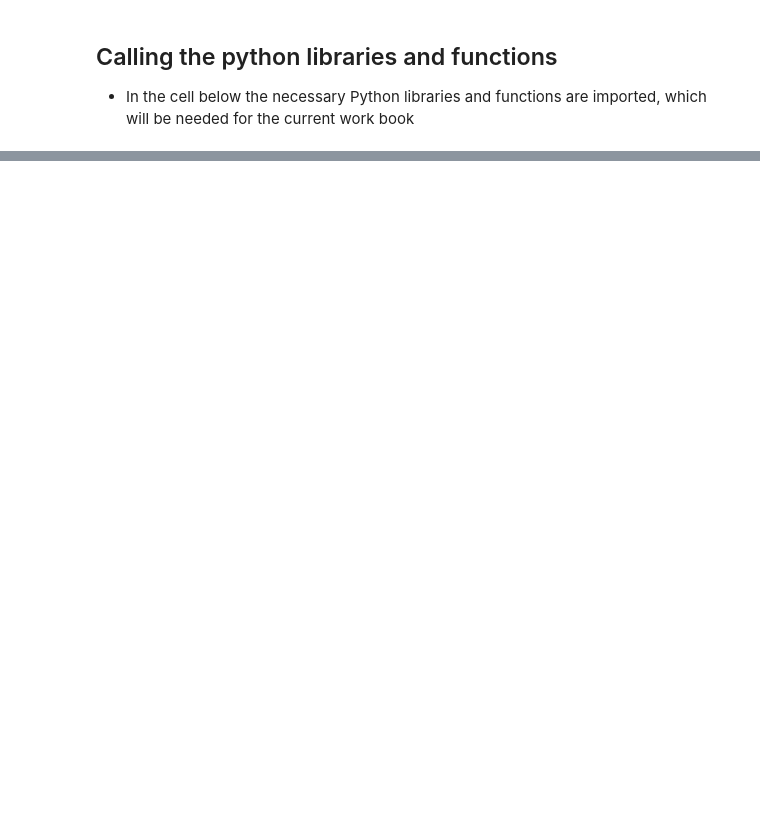
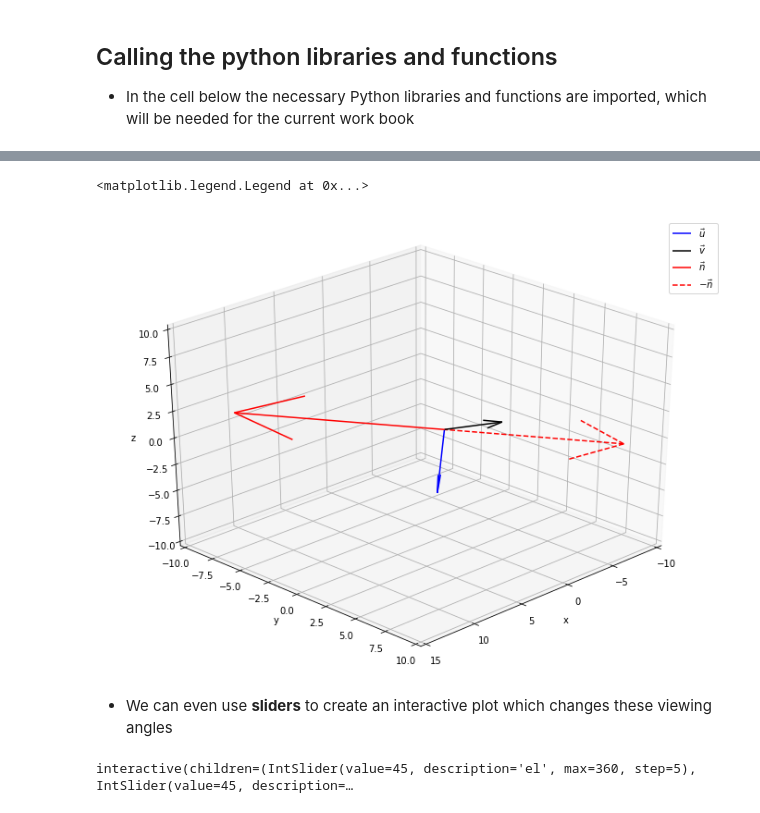
Before and after one commit to tlyonsSETU/Maths-Advanced-Calculus, a Jupyter notebook: Python Lab 1.ipynb, the cells around one changed output, grey strips where cells are left out. Saved outputs shown, nothing was run; the diff lists cells and outputs as text; code cells hidden in the pictures; blank space fills up the shorter version.

```diff
--- a/Python Lab 1.ipynb
+++ b/Python Lab 1.ipynb
@@ -274,0 +177,56 @@ __NOTE:__ Part 3 means going from a to b to c to d is the same as going directly
+# %%
+fig = plt.figure(figsize=(12,9)) # Create a figure environment we call fig, make it 12" x 9" in size
+ax = fig.gca(projection='3d') # Create 3D axes in this figure and call these axes ax
+
+# The command for plotting 3D vectors is similar, we just use ax.quiver() instead of plt.quiver()
+ax.quiver(0,0,0,u[0],u[1],u[2],color='blue',label='$\\vec{u}$')
+ax.quiver(0,0,0,v[0],v[1],v[2],color='k',label='$\\vec{v}$')
+ax.quiver(0,0,0,n[0],n[1],n[2],color='red',label='$\\vec{n}$')
+ax.quiver(0,0,0,-n[0],-n[1],-n[2],color='red',label='$-\\vec{n}$', ls='--')
+
+# Setting the axis-labels is slightly different, we must use ax.set_xlabel() etc.
+ax.set_xlabel('x')
+ax.set_ylabel('y')
+ax.set_zlabel('z')
+
+# Setting the axis-limits is also slightly different, we must use ax.set_xlim() etc.
+ax.set_xlim(-10,15)
+ax.set_ylim(-10,10)
+ax.set_zlim(-10,10)
+
+ax.view_init(elev=30, azim = 45)
+
+ax.legend()
+# %% [output]
+<matplotlib.legend.Legend at 0x...>
+[figure, added]
+# %% [markdown]
+* We can even use __sliders__ to create an interactive plot which changes these viewing angles
+# %%
+@interact(el=(0,360,5) , az = (0,360,5)) # Create an interact environment with the interactive paramters el and ax going from 0 to 360 degrees in steps of 5 degrees
+
+def MovingPlot1(el=45, az=45): # Define a new environment and initialise the parameter to t=0
+    fig = plt.figure(figsize=(12,9)) # Create a figure environment we call fig, make it 12" x 9" in size
+    ax = fig.gca(projection='3d') # Create 3D axes in this figure and call these axes ax
+
+    # The command for plotting 3D vectors is similar, we just use ax.quiver() instead of plt.quiver()
+    ax.quiver(0,0,0,u[0],u[1],u[2],color='blue',label='$\\vec{u}$')
+    ax.quiver(0,0,0,v[0],v[1],v[2],color='k',label='$\\vec{v}$')
+    ax.quiver(0,0,0,n[0],n[1],n[2],color='red',label='$\\vec{n}$')
+    ax.quiver(0,0,0,-n[0],-n[1],-n[2],color='red',label='$-\\vec{n}$', ls='--')
+
+    # Setting the axis-labels is slightly different, we must use ax.set_xlabel() etc.
+    ax.set_xlabel('x')
+    ax.set_ylabel('y')
+    ax.set_zlabel('z')
+
+    # Setting the axis-limits is also slightly different, we must use ax.set_xlim() etc.
+    ax.set_xlim(-10,15)
+    ax.set_ylim(-10,10)
+    ax.set_zlim(-10,10)
+
+    ax.view_init(elev=el, azim = az)
+
+    ax.legend()
+# %% [output]
+interactive(children=(IntSlider(value=45, description='el', max=360, step=5), IntSlider(value=45, description=…
```
Also changed, not shown: parts of 106 cells of this notebook.
